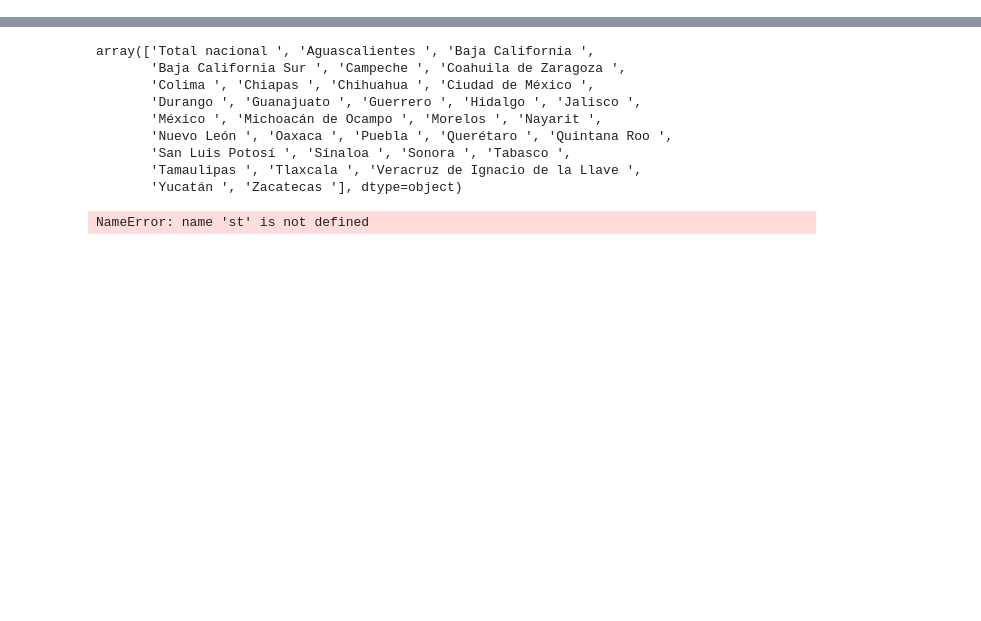
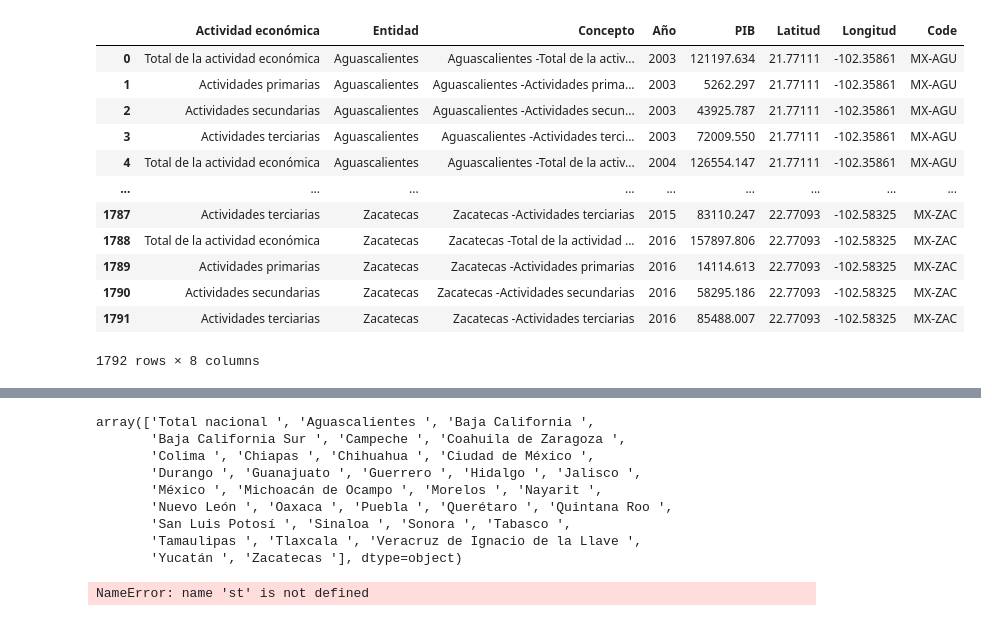
Before and after one commit to alexisalamea271828/pib_mexico, a Jupyter notebook: pruebas.ipynb, the cells around one changed output, grey strips where cells are left out. Saved outputs shown, nothing was run; the diff lists cells and outputs as text; code cells hidden in the pictures; blank space fills up the shorter version.

```diff
--- a/pruebas.ipynb
+++ b/pruebas.ipynb
@@ -116,0 +1,73 @@ Name: Año, Length: 1932, dtype: object
+# %%
+# Importación de librerías
+import pandas as pd
+import numpy as np
+import plotly.express as px
+import plotly.graph_objects as go
+import streamlit as st
+import matplotlib.pyplot as plt
+from streamlit_option_menu import option_menu
+from datetime import datetime, date, timedelta
+from dateutil.relativedelta import relativedelta
+import pydeck as pdk
+# IMPORTACIÓN DE LA BASE DE DATOS
+archivo = 'Ejercicio Ingeniero de datos.xlsx'
+
+df_original = pd.read_excel(archivo, sheet_name='Ejercicio 1', header = 4)
+
+df_original = df_original.rename(columns={'2015p/': 2015})
+
+# Informaciónn adicional de la consulta de la base de datos
+fuente = df_original.iloc[135, 0]
+fuente = fuente[7:]
+fecha_consulta = df_original.iloc[137, 0]
+fecha_consulta = fecha_consulta[19:]
+
+# Información sobre los estados: latitud y longitud
+informacion_estados = pd.read_excel("Latitud y longitud de los estados.xlsx")
+informacion_estados = informacion_estados.sort_values(by="Entidad")
+informacion_estados = informacion_estados.reset_index(drop=True)
+
+#------------------------------------------------------------------------------------------------#
+# TRANSFORMACIÓN DE LOS DATOS
+# Redefinición del dataframe
+df_original = df_original.iloc[:132,:]
+
+# Crosstable
+df_original = pd.melt(df_original, id_vars=['Actividad económica', 'Entidad','Concepto'],
+                    value_vars=[2003, 2004, 2005, 2006, 2007, 2008, 2009, 2010, 2011, 2012, 2013, 2014, 2015, 2016],
+                    ignore_index=True,
+                    var_name='Año',
+                    value_name='PIB')
+
+# Cambiar el formato a la columna año
+df_original['Año'] = df_original['Año'].astype('int64')
+
+# Quitar los espacios en blanco al inicio y al final de la columna de entidades
+df_original['Entidad'] = df_original['Entidad'].str.strip()
+
+# Sustituir valores de algunos estados
+df_original['Entidad'].replace({'Michoacán de Ocampo': 'Michoacán',
+                                                        'Veracruz de Ignacio de la Llave':'Veracruz',
+                                                        'Coahuila de Zaragoza':'Coahuila'}, inplace=True)
+
+
+# Unión con la latitud y longitud de los estados
+df_original = df_original.merge(informacion_estados, left_on='Entidad', right_on='Entidad')
+
+#df = df_original[['Actividad económica', 'Entidad','Año','PIB']]
+df_original
+# %% [output]
+|  | Actividad económica | Entidad | Concepto | Año | PIB | Latitud | Longitud | Code |
+| 0 | Total de la actividad económica | Aguascalientes | Aguascalientes -Total de la activ... | 2003 | 121197.634 | 21.77111 | -102.35861 | MX-AGU |
+| 1 | Actividades primarias | Aguascalientes | Aguascalientes -Actividades prima... | 2003 | 5262.297 | 21.77111 | -102.35861 | MX-AGU |
+| 2 | Actividades secundarias | Aguascalientes | Aguascalientes -Actividades secun... | 2003 | 43925.787 | 21.77111 | -102.35861 | MX-AGU |
+| 3 | Actividades terciarias | Aguascalientes | Aguascalientes -Actividades terci... | 2003 | 72009.550 | 21.77111 | -102.35861 | MX-AGU |
+| 4 | Total de la actividad económica | Aguascalientes | Aguascalientes -Total de la activ... | 2004 | 126554.147 | 21.77111 | -102.35861 | MX-AGU |
+| ... | ... | ... | ... | ... | ... | ... | ... | ... |
+| 1787 | Actividades terciarias | Zacatecas | Zacatecas -Actividades terciarias | 2015 | 83110.247 | 22.77093 | -102.58325 | MX-ZAC |
+| 1788 | Total de la actividad económica | Zacatecas | Zacatecas -Total de la actividad ... | 2016 | 157897.806 | 22.77093 | -102.58325 | MX-ZAC |
+| 1789 | Actividades primarias | Zacatecas | Zacatecas -Actividades primarias | 2016 | 14114.613 | 22.77093 | -102.58325 | MX-ZAC |
+| 1790 | Actividades secundarias | Zacatecas | Zacatecas -Actividades secundarias | 2016 | 58295.186 | 22.77093 | -102.58325 | MX-ZAC |
+| 1791 | Actividades terciarias | Zacatecas | Zacatecas -Actividades terciarias | 2016 | 85488.007 | 22.77093 | -102.58325 | MX-ZAC |
+1792 rows × 8 columns
```
Also changed, not shown: parts of 16 cells of this notebook, 5 other files.
